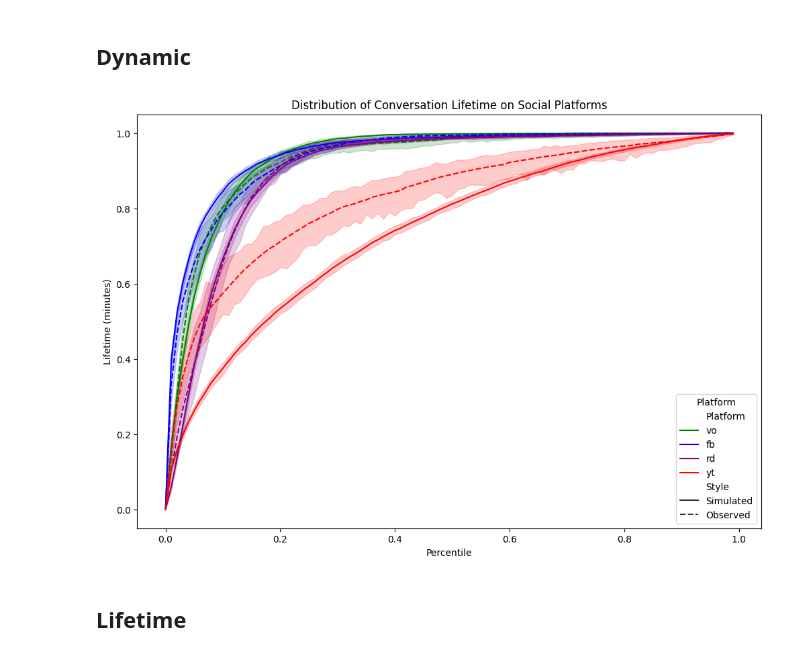
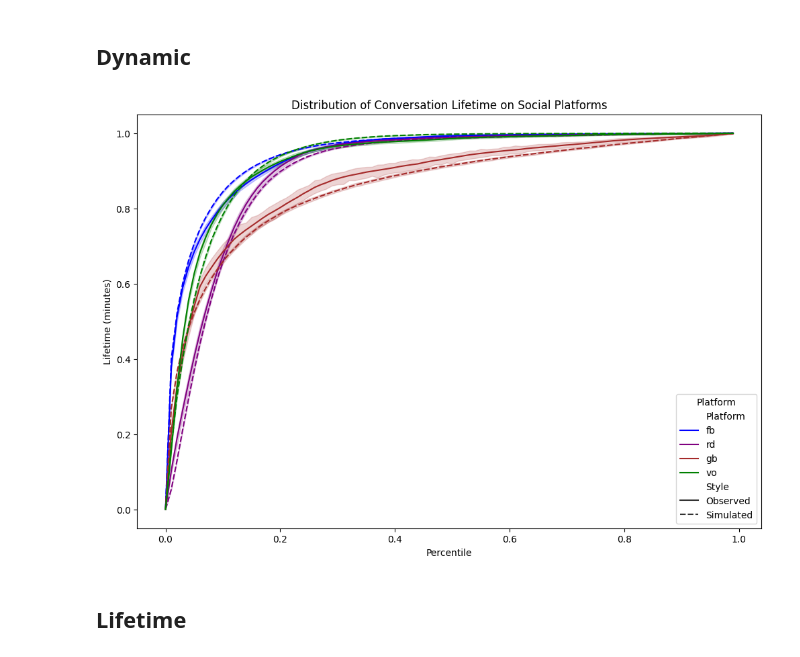
Before and after one commit to nudojacopo/nudojacopo, a Jupyter notebook: synthetic_signals.ipynb, the cells around one changed output. Saved outputs shown, nothing was run; the diff lists cells and outputs as text; code cells hidden in the pictures.

```diff
--- a/synthetic_signals.ipynb
+++ b/synthetic_signals.ipynb
@@ -49,7 +49,8 @@ Requirement already satisfied: six>=1.5 in /usr/local/lib/python3.10/dist-packag
 rd=pd.read_csv('/content/drive/MyDrive/thesis/data/reddit/reddit_labeled_data_unified_processed.csv')
 fb=pd.read_csv('/content/drive/MyDrive/thesis/data/facebook/facebook_snews_processed.csv')
 vo=pd.read_csv('/content/drive/MyDrive/thesis/data/voat/voat_processed.csv')
-yt=pd.read_csv('/content/drive/MyDrive/thesis/data/youtube/processed_sample.csv')
+gb=pd.read_csv('/content/drive/MyDrive/thesis/data/gab/gab_processed.csv')
+#yt=pd.read_csv('/content/drive/MyDrive/thesis/data/youtube/processed_sample.csv')
 
 fbb=pd.read_csv('/content/drive/MyDrive/thesis/data/facebook/facebook_brexit_all_comments_scored_processed.csv')
 
@@ -58,6 +59,10 @@ fbv=pd.read_csv('/content/drive/MyDrive/thesis/data/facebook/facebook_vaccines_a
 fb = fb[fb['temporal_distance_birth_h'] < 100].copy()
 fb['temporal_distance_birth_base_100h'] = fb['temporal_distance_birth_h'] / 100
 fb['IAT_base_100h']=fb['IAT_user_thread']/(60*60*100)
+
+gb = gb[gb['temporal_distance_birth_h'] < 100].copy()
+gb['temporal_distance_birth_base_100h'] = gb['temporal_distance_birth_h'] / 100
+gb['IAT_base_100h']=gb['IAT_user_thread']/(60*60*100)
 
 fbb = fbb[fbb['temporal_distance_birth_h'] < 100].copy()
 fbb['temporal_distance_birth_base_100h'] = fbb['temporal_distance_birth_h'] / 100
@@ -158,19 +163,20 @@ params_dict={'vo': {'gamma': 5.560174158235733,
   'cf': 0.9540739202382167,
   'df': 0.16186901441564588,
   'lf': 2.7777777777777775e-06,
-  'sf': 1.6193827108817946}}
+  'sf': 1.6193827108817946},'gb': {'gamma': 3.215282467909702, 'a': 0.4018256269460139, 'b': 104.43829857709679, 'loc': 0.0009999999999999998, 'scale': 13.01795195375287, 'alpha': 0.25, 'lambda': 0.20000000000000004, 'c': 1.1526181678983425, 'd': 0.12186062608219086, 'l': 2.7777777777777775e-06, 's': 1.2435475829755767, 'cf': 0.8447527697340091, 'df': 0.19163933251151466, 'lf': 2.7777777777777775e-06, 'sf': 1.5688864219589722}}
 # %% [markdown]
 ## Simulate synthetic data
 # %%
-names = ['vo', 'fb', 'rd', 'yt']
-datas = [vo, fb, rd, yt]  # Assuming vo, fb, rd, yt are your actual dataframes
+
+names = ['vo', 'fb', 'rd', 'gb']
+datas = [vo, fb, rd, gb]  # Assuming vo, fb, rd, yt are your actual dataframes
 time_intervals = np.arange(0, 1, 0.01)
 all_dfs=[]
 for i,df in  (enumerate(datas)):#,total=len(datas)):
     social=names[i]
     parameters=params_dict[social]
     # Simulazione dei dati per la piattaforma corrente
-    n = 100
+    n = 2000
     simulated_t, observed_t = simulate_data(df, parameters['gamma'], parameters['a'], parameters['b'], parameters['loc'],
                                             parameters['scale'], parameters['alpha'], parameters['lambda'], parameters['c'],
                                             parameters['d'], parameters['l'], parameters['s'], parameters['cf'],
@@ -199,22 +205,23 @@ df_all = pd.concat(all_dfs, ignore_index=True)
 # %%
 import matplotlib.pyplot as plt
 import seaborn as sns
 
 # Assuming df_all is already defined and contains the necessary data
 # Custom palette
-palette = {'rd': 'purple', 'vo': 'green', 'fb': 'blue', 'yt': 'red'}
+palette = {'rd': 'purple', 'vo': 'green', 'fb': 'blue', 'yt': 'red','gb':'brown'}
+df_all = df_all.sort_values(by='Style')
 
 # Plotting
 plt.figure(figsize=(12, 8))
 sns.lineplot(data=df_all, x='Time Grid Value', y='Share', hue='Platform', style='Style', err_style='band', errorbar=('ci', 100), palette=palette)
 plt.title('Distribution of Conversation Lifetime on Social Platforms')
 plt.ylabel('Lifetime (minutes)')
 plt.xlabel('Percentile')
 plt.grid(False)
 plt.legend(title='Platform')
 plt.show()
 # %% [output]
-[figure, old version]
+[figure, new version]
 # %% [markdown]
 ## Lifetime
 # %%
```
Also changed, not shown: parts of 8 cells of this notebook.
